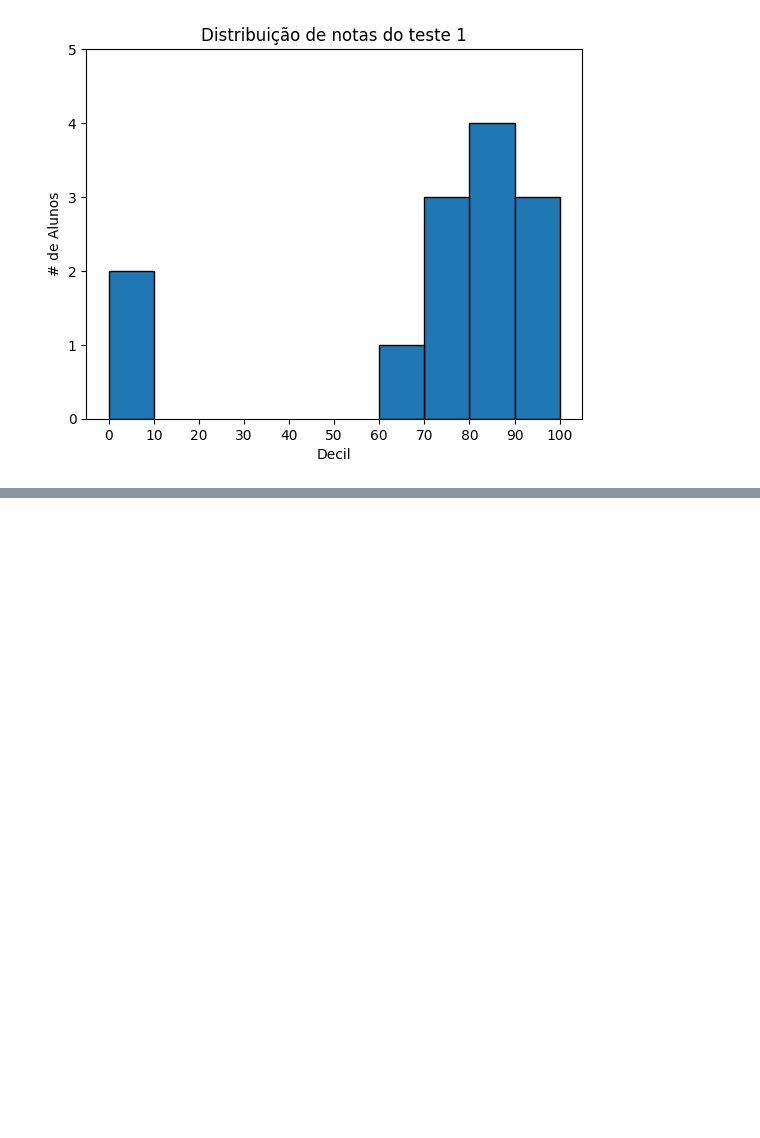
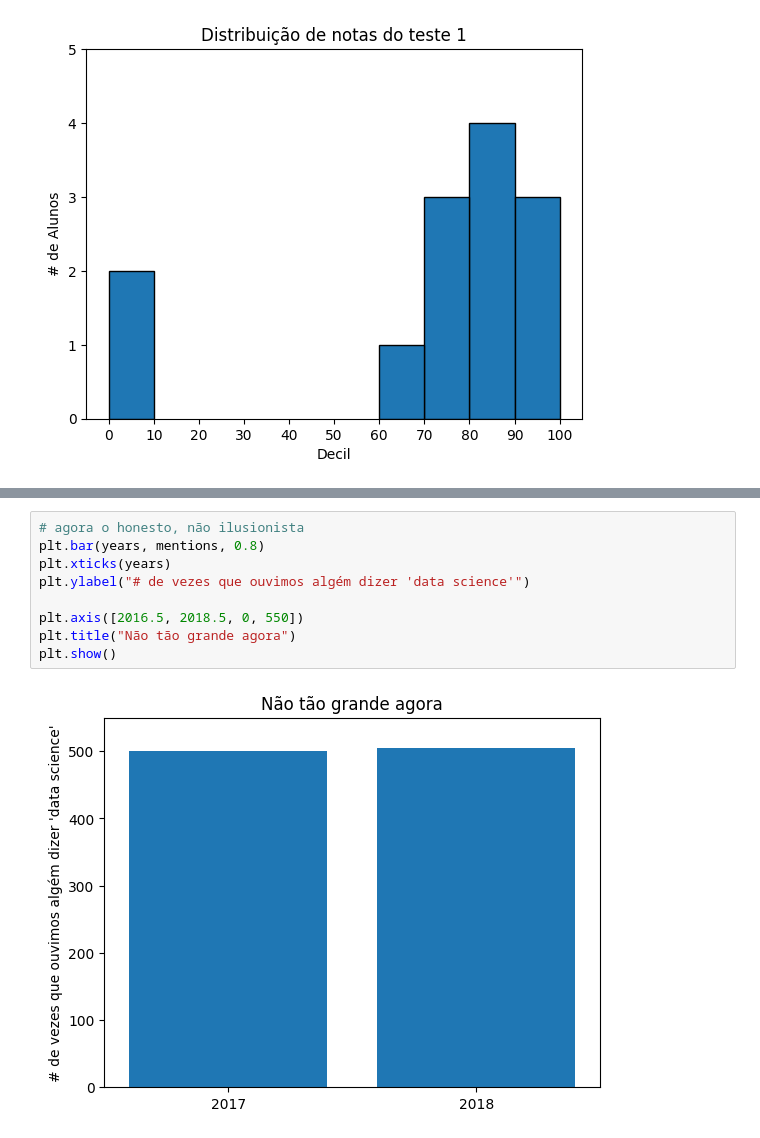
Before and after one commit to alvesalex-AI/livro, a Jupyter notebook: cap1.ipynb, the cells around one changed output, grey strips where cells are left out. Saved outputs shown, nothing was run; the diff lists cells and outputs as text; blank space fills up the shorter version.

```diff
--- a/cap1.ipynb
+++ b/cap1.ipynb
@@ -568,0 +586,11 @@ plt.show()
+# %%
+# agora o honesto, não ilusionista
+plt.bar(years, mentions, 0.8)
+plt.xticks(years)
+plt.ylabel("# de vezes que ouvimos algém dizer 'data science'")
+
+plt.axis([2016.5, 2018.5, 0, 550])
+plt.title("Não tão grande agora")
+plt.show()
+# %% [output]
+[figure, added]
```
Also changed, not shown: parts of 7 cells of this notebook.
